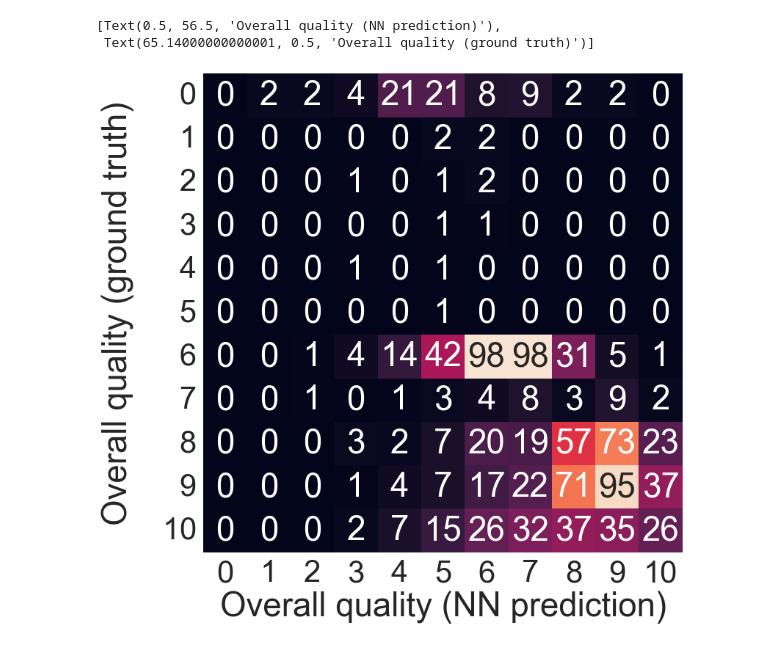
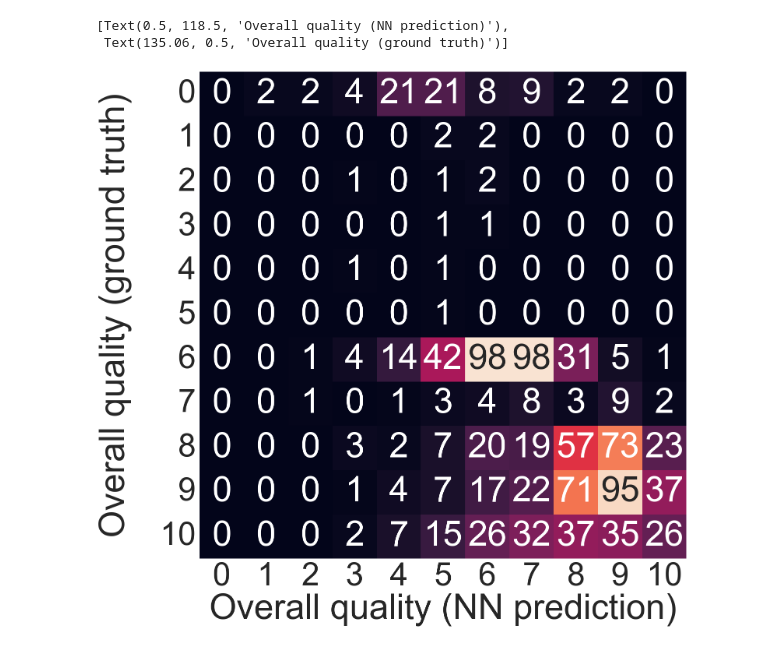
Before and after one commit to OpenImaging/MIDL2022ShortPaper, a Jupyter notebook: PlottingConfusionMatrix.ipynb, the cells around one changed output. Drawn from its saved outputs; the diff is of its cells as text; code cells hidden in the pictures.

Commit message:
Updating figure with higher resolution

```diff
--- a/PlottingConfusionMatrix.ipynb
+++ b/PlottingConfusionMatrix.ipynb
@@ -3,35 +3,35 @@ import seaborn as sn
 import pandas as pd
 import matplotlib.pyplot as plt
 
 # fold 3, validation R^2=0.24
 cm=\
 [[ 0,  2,  2,  4, 21, 21,  8,  9,  2,  2,  0],
  [ 0,  0,  0,  0,  0,  2,  2,  0,  0,  0,  0],
  [ 0,  0,  0,  1,  0,  1,  2,  0,  0,  0,  0],
  [ 0,  0,  0,  0,  0,  1,  1,  0,  0,  0,  0],
  [ 0,  0,  0,  1,  0,  1,  0,  0,  0,  0,  0],
  [ 0,  0,  0,  0,  0,  1,  0,  0,  0,  0,  0],
  [ 0,  0,  1,  4, 14, 42, 98, 98, 31,  5,  1],
  [ 0,  0,  1,  0,  1,  3,  4,  8,  3,  9,  2],
  [ 0,  0,  0,  3,  2,  7, 20, 19, 57, 73, 23],
  [ 0,  0,  0,  1,  4,  7, 17, 22, 71, 95, 37],
  [ 0,  0,  0,  2,  7, 15, 26, 32, 37, 35, 26]]
 
 df_cm = pd.DataFrame(cm, index = range(11), columns = range(11))
-plt.figure(figsize = (12,12))
-sn.set(font_scale=3.8)
+plt.figure(figsize = (23,23))
+sn.set(font_scale=7.5)
 string_numbers = [f'   {i}' for i in range(11)]  # wide, to have horizontal text
 
 s = sn.heatmap(df_cm,
                annot=True,
                square=True,
                yticklabels=string_numbers,
                vmin=0,
                vmax=100,
                cbar=False,
               )
 s.set(xlabel='Overall quality (NN prediction)', ylabel='Overall quality (ground truth)')
 # %% [output]
-[Text(0.5, 56.5, 'Overall quality (NN prediction)'),
- Text(65.14000000000001, 0.5, 'Overall quality (ground truth)')]
+[Text(0.5, 118.5, 'Overall quality (NN prediction)'),
+ Text(135.06, 0.5, 'Overall quality (ground truth)')]
-[figure, old version]
+[figure, new version]
```
Also changed, not shown: 8 other files.
